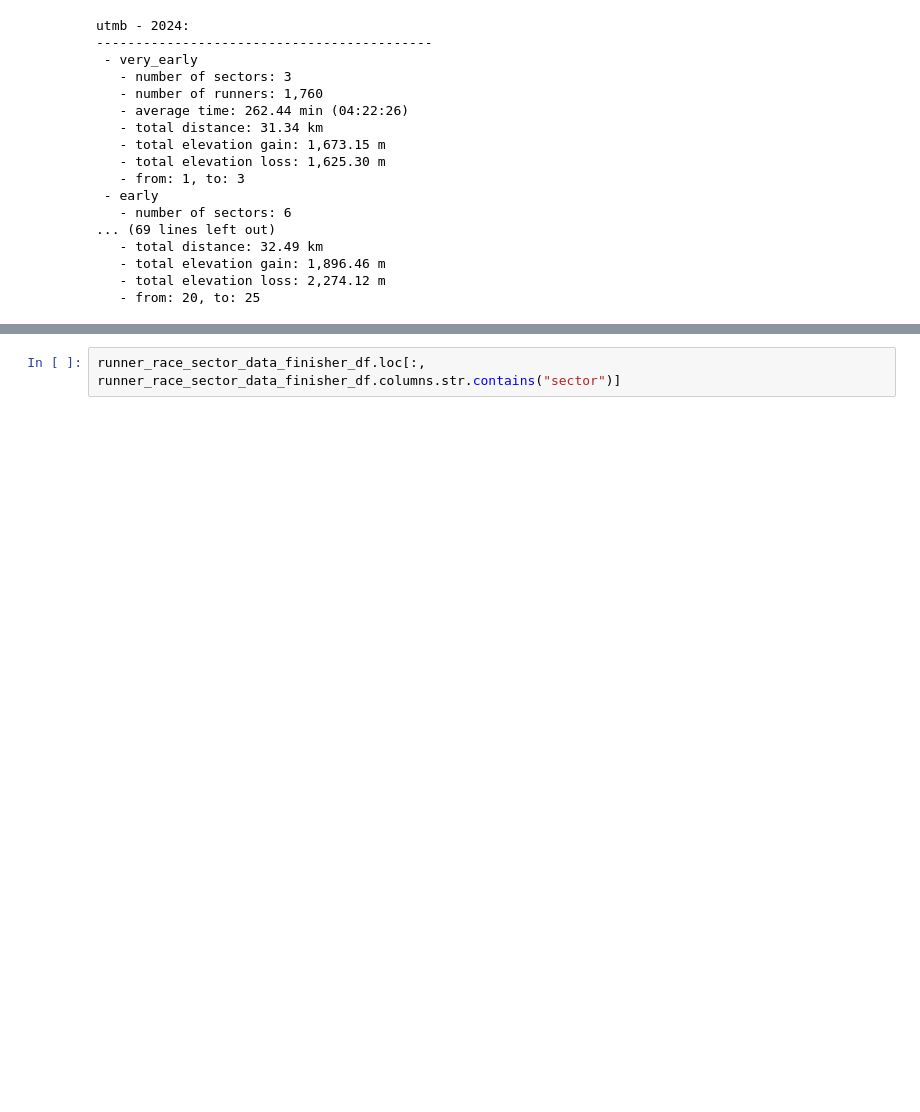
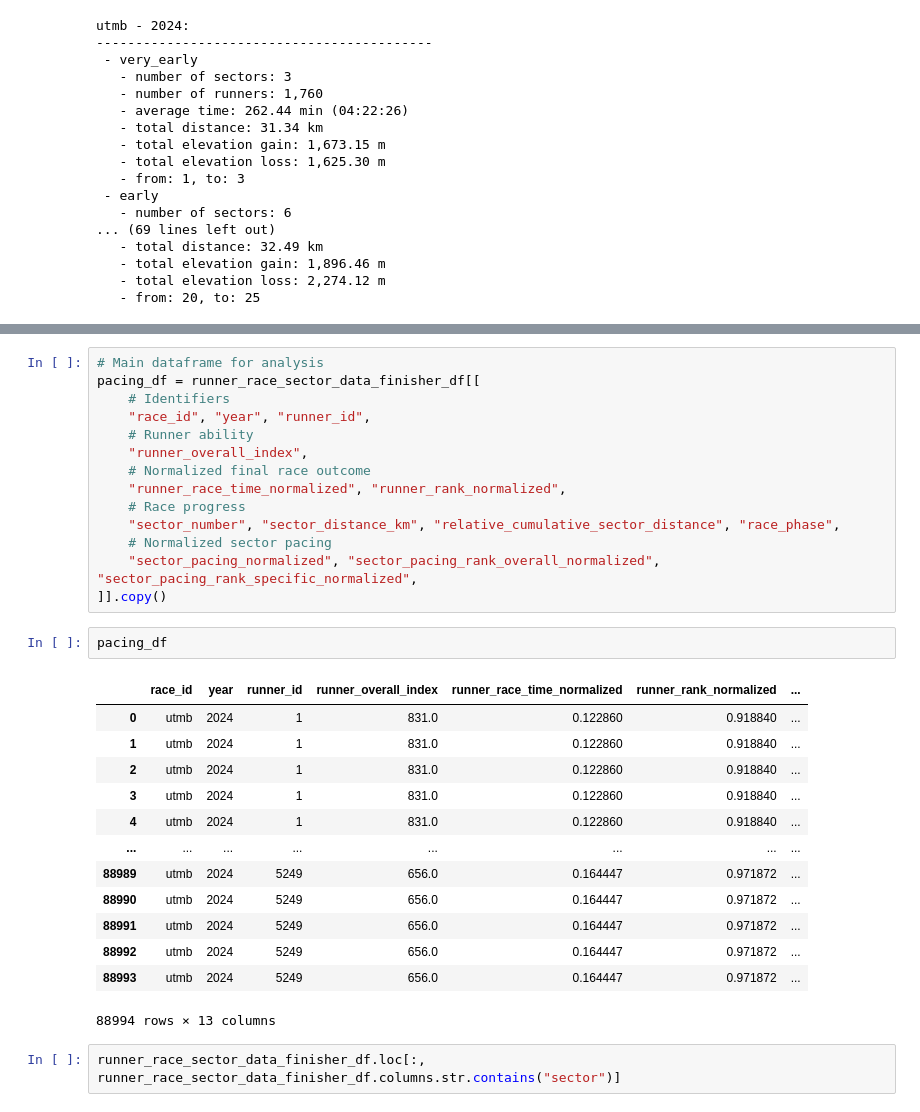
Before and after one commit to 1312Bravo/Path-To-UTMB, a Jupyter notebook: pacing_strategy/research.ipynb, the cells around one changed output, grey strips where cells are left out. Drawn from its saved outputs; the diff is of its cells as text; blank space fills up the shorter version.

```diff
--- a/pacing_strategy/research.ipynb
+++ b/pacing_strategy/research.ipynb
@@ -1508,3 +1534,33 @@ utmb - 2024:
+# %%
+# Main dataframe for analysis
+pacing_df = runner_race_sector_data_finisher_df[[
+    # Identifiers
+    "race_id", "year", "runner_id",
+    # Runner ability
+    "runner_overall_index",
+    # Normalized final race outcome
+    "runner_race_time_normalized", "runner_rank_normalized",
+    # Race progress
+    "sector_number", "sector_distance_km", "relative_cumulative_sector_distance", "race_phase",
+    # Normalized sector pacing
+    "sector_pacing_normalized", "sector_pacing_rank_overall_normalized", "sector_pacing_rank_specific_normalized",
+]].copy()
+# %%
+pacing_df
+# %% [output]
+|  | race_id | year | runner_id | runner_overall_index | runner_race_time_normalized | runner_rank_normalized | ... |
+| 0 | utmb | 2024 | 1 | 831.0 | 0.122860 | 0.918840 | ... |
+| 1 | utmb | 2024 | 1 | 831.0 | 0.122860 | 0.918840 | ... |
+| 2 | utmb | 2024 | 1 | 831.0 | 0.122860 | 0.918840 | ... |
+| 3 | utmb | 2024 | 1 | 831.0 | 0.122860 | 0.918840 | ... |
+| 4 | utmb | 2024 | 1 | 831.0 | 0.122860 | 0.918840 | ... |
+| ... | ... | ... | ... | ... | ... | ... | ... |
+| 88989 | utmb | 2024 | 5249 | 656.0 | 0.164447 | 0.971872 | ... |
+| 88990 | utmb | 2024 | 5249 | 656.0 | 0.164447 | 0.971872 | ... |
+| 88991 | utmb | 2024 | 5249 | 656.0 | 0.164447 | 0.971872 | ... |
+| 88992 | utmb | 2024 | 5249 | 656.0 | 0.164447 | 0.971872 | ... |
+| 88993 | utmb | 2024 | 5249 | 656.0 | 0.164447 | 0.971872 | ... |
+88994 rows × 13 columns
 # %%
 runner_race_sector_data_finisher_df.loc[:, runner_race_sector_data_finisher_df.columns.str.contains("sector")]
 # %% [output]
```
Also changed, not shown: parts of 5 cells of this notebook, 1 other file.
